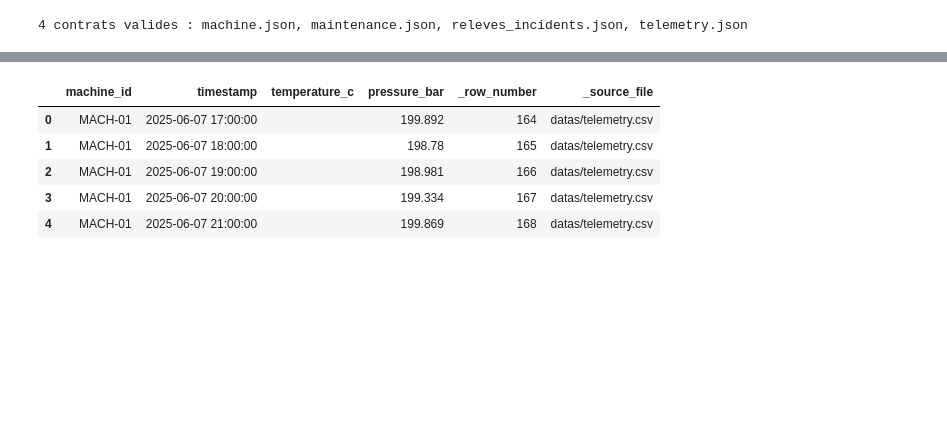
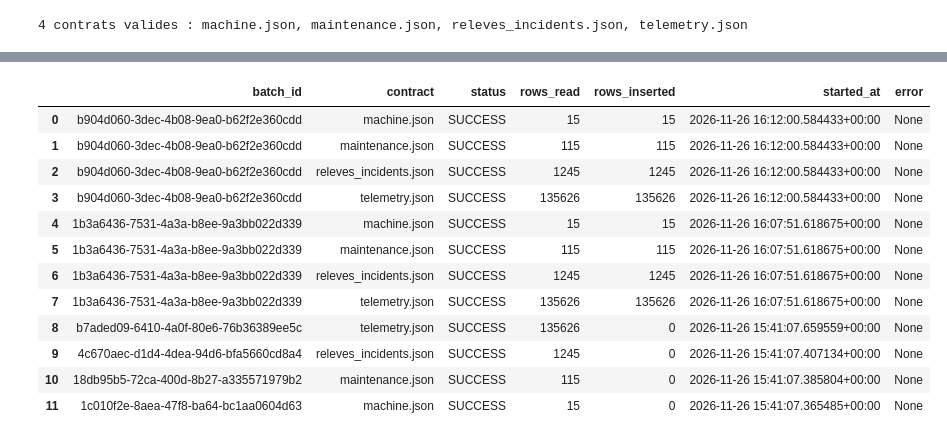
Before and after one commit to Xeliphmede/indusense, a Jupyter notebook: bronze.ipynb, the cells around one changed output, grey strips where cells are left out. Cells and saved outputs as stored; diff of their text form; code cells hidden in the pictures; blank space fills up the shorter version.

```diff
--- a/bronze.ipynb
+++ b/bronze.ipynb
@@ -314,8 +322,10 @@ Code : [`src/indusense/bronze/loader.py`](src/indusense/bronze/loader.py),
 # %%
 from indusense.bronze.loader import load_contracts_into
 
-COLUMNS = ["contract", "target_table", "status", "rows_read", "rows_inserted", "rows_skipped", "duration_s", "error"]
+COLUMNS = ["contract", "target_table", "status", "rows_read", "rows_inserted", "duration_s", "error"]
 
 results = load_contracts_into(contracts, engine)
+batch_id = results[0].batch_id
+print(f"batch_id de cette exécution : {batch_id} (lancée le {results[0].started_at:%Y-%m-%d %H:%M:%S} UTC)")
 pd.DataFrame([r.as_dict() for r in results])[COLUMNS]
 # %% [output]
@@ -355,18 +365,0 @@ Rejeu sans doublon
-# %%
-from indusense.silver.casting import cast_value
-
-checks = []
-with engine.connect() as conn:
-    for contract in contracts.values():
-        table = f"bronze.{contract['target']['table']}"
-        for column in contract["columns"]:
-            name = column["target_name"]
-            values = conn.execute(text(f'SELECT "{name}" FROM {table}')).scalars().all()
-            failures = [v for v in values if cast_value(v, column["type"])[1]]
-            checks.append({"table": table, "colonne": name, "type silver": column["type"], "lignes": len(values),
-                           "vides": sum(1 for v in values if v is None or not v.strip()),
-                           "non typables": len(failures), "exemples": sorted(set(failures))[:3]})
-checks = pd.DataFrame(checks)
-display(checks[checks["vides"].gt(0) | checks["non typables"].gt(0)])
-print(f"{checks['non typables'].sum()} valeur(s) que silver ne pourra pas typer, "
-      f"{checks['vides'].sum()} valeur(s) vide(s) sur {len(checks)} colonnes")
@@ -423,4 +443,18 @@ assert (summary["lignes"] == summary["hash recalculés identiques"]).all()
 # %%
-# Une ligne de télémétrie : chaque colonne suivie de son type, puis l'empreinte de la ligne
-pd.read_sql("SELECT * FROM bronze.telemetry ORDER BY _row_number LIMIT 3", engine)
+from indusense.bronze.fingerprint import row_fingerprint
+
+summary = []
+with engine.connect() as conn:
+    for contract in contracts.values():
+        table = f"bronze.{contract['target']['table']}"
+        columns = [c["target_name"] for c in contract["columns"]]
+        rows = conn.execute(text(f"SELECT hash, {', '.join(f'\"{c}\"' for c in columns)} FROM {table} "
+                                 f"WHERE _batch_id = :b"), {"b": batch_id}).all()
+        hashes = [row[0] for row in rows]
+        summary.append({"table": table, "lignes": len(rows),
+                        "hash recalculés identiques": sum(row[0] == row_fingerprint(row[1:]) for row in rows),
+                        "lignes en double (même hash)": len(hashes) - len(set(hashes))})
+summary = pd.DataFrame(summary)
+display(summary)
+assert (summary["lignes"] == summary["hash recalculés identiques"]).all()
 # %% [output]
@@ -450,13 +476,19 @@ pd.read_sql("""
 # %%
-# Aperçu : les valeurs vides de la source restent des chaînes vides
 pd.read_sql("""
-    SELECT machine_id, timestamp, temperature_c, pressure_bar, _row_number, _source_file
-    FROM bronze.telemetry WHERE temperature_c = '' ORDER BY _row_number LIMIT 5
+    SELECT batch_id, contract, status, rows_read, rows_inserted, started_at, error
+    FROM bronze._ingestion_batch ORDER BY started_at DESC, contract LIMIT 12
 """, engine)
 # %% [output]
-|  | machine_id | timestamp | temperature_c | pressure_bar | _row_number | _source_file |
-| 0 | MACH-01 | 2025-06-07 17:00:00 |  | 199.892 | 164 | datas/telemetry.csv |
-| 1 | MACH-01 | 2025-06-07 18:00:00 |  | 198.78 | 165 | datas/telemetry.csv |
-| 2 | MACH-01 | 2025-06-07 19:00:00 |  | 198.981 | 166 | datas/telemetry.csv |
-| 3 | MACH-01 | 2025-06-07 20:00:00 |  | 199.334 | 167 | datas/telemetry.csv |
-| 4 | MACH-01 | 2025-06-07 21:00:00 |  | 199.869 | 168 | datas/telemetry.csv |
+|  | batch_id | contract | status | rows_read | rows_inserted | started_at | error |
+| 0 | b904d060-3dec-4b08-9ea0-b62f2e360cdd | machine.json | SUCCESS | 15 | 15 | 2026-11-26 16:12:00.584433+00:00 | None |
+| 1 | b904d060-3dec-4b08-9ea0-b62f2e360cdd | maintenance.json | SUCCESS | 115 | 115 | 2026-11-26 16:12:00.584433+00:00 | None |
+| 2 | b904d060-3dec-4b08-9ea0-b62f2e360cdd | releves_incidents.json | SUCCESS | 1245 | 1245 | 2026-11-26 16:12:00.584433+00:00 | None |
+| 3 | b904d060-3dec-4b08-9ea0-b62f2e360cdd | telemetry.json | SUCCESS | 135626 | 135626 | 2026-11-26 16:12:00.584433+00:00 | None |
+| 4 | 1b3a6436-7531-4a3a-b8ee-9a3bb022d339 | machine.json | SUCCESS | 15 | 15 | 2026-11-26 16:07:51.618675+00:00 | None |
+| 5 | 1b3a6436-7531-4a3a-b8ee-9a3bb022d339 | maintenance.json | SUCCESS | 115 | 115 | 2026-11-26 16:07:51.618675+00:00 | None |
+| 6 | 1b3a6436-7531-4a3a-b8ee-9a3bb022d339 | releves_incidents.json | SUCCESS | 1245 | 1245 | 2026-11-26 16:07:51.618675+00:00 | None |
+| 7 | 1b3a6436-7531-4a3a-b8ee-9a3bb022d339 | telemetry.json | SUCCESS | 135626 | 135626 | 2026-11-26 16:07:51.618675+00:00 | None |
+| 8 | b7aded09-6410-4a0f-80e6-76b36389ee5c | telemetry.json | SUCCESS | 135626 | 0 | 2026-11-26 15:41:07.659559+00:00 | None |
+| 9 | 4c670aec-d1d4-4dea-94d6-bfa5660cd8a4 | releves_incidents.json | SUCCESS | 1245 | 0 | 2026-11-26 15:41:07.407134+00:00 | None |
+| 10 | 18db95b5-72ca-400d-8b27-a335571979b2 | maintenance.json | SUCCESS | 115 | 0 | 2026-11-26 15:41:07.385804+00:00 | None |
+| 11 | 1c010f2e-8aea-47f8-ba64-bc1aa0604d63 | machine.json | SUCCESS | 15 | 0 | 2026-11-26 15:41:07.365485+00:00 | None |
```
Also changed, not shown: parts of 25 cells of this notebook, 6 other files.
